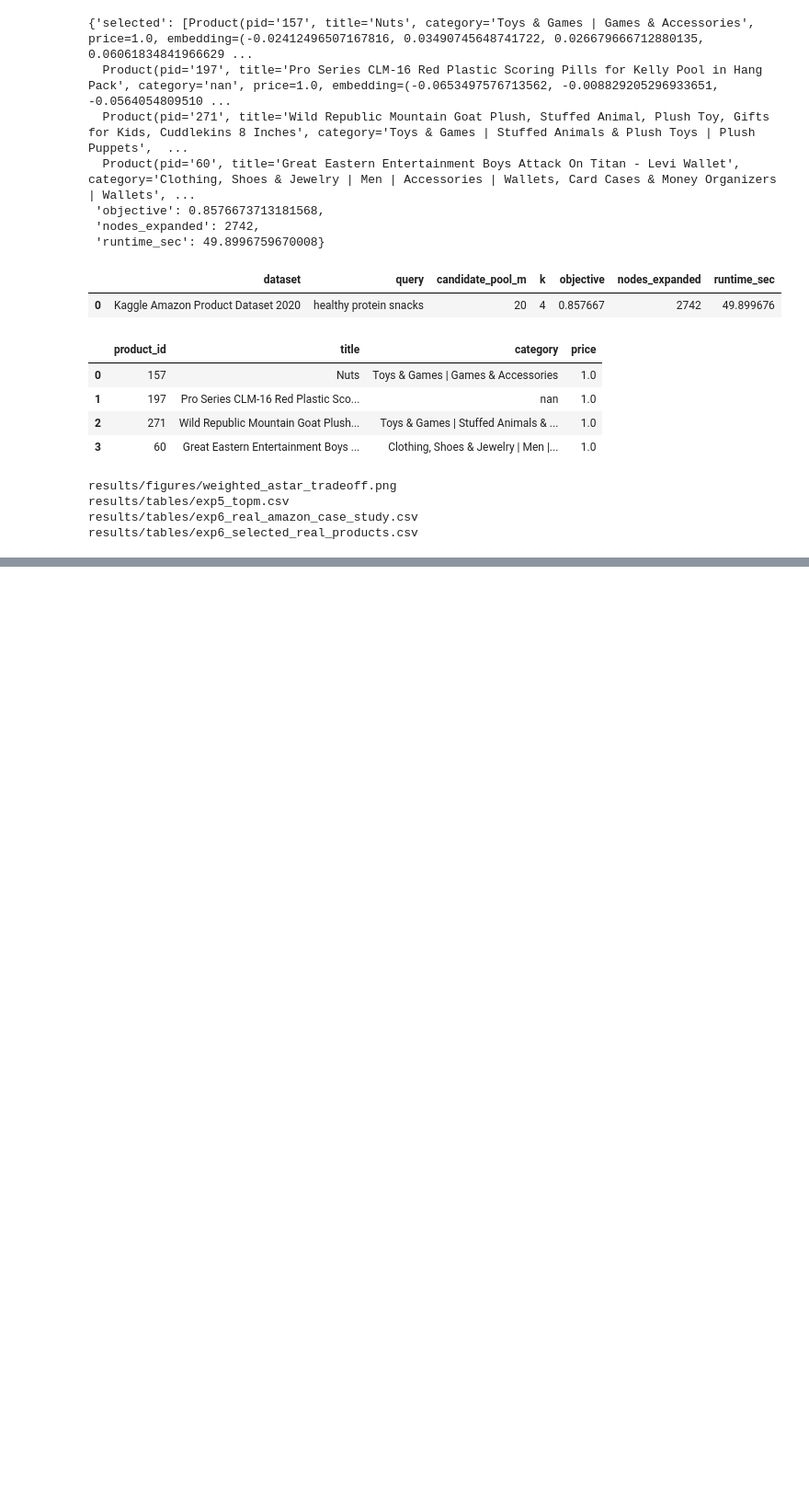
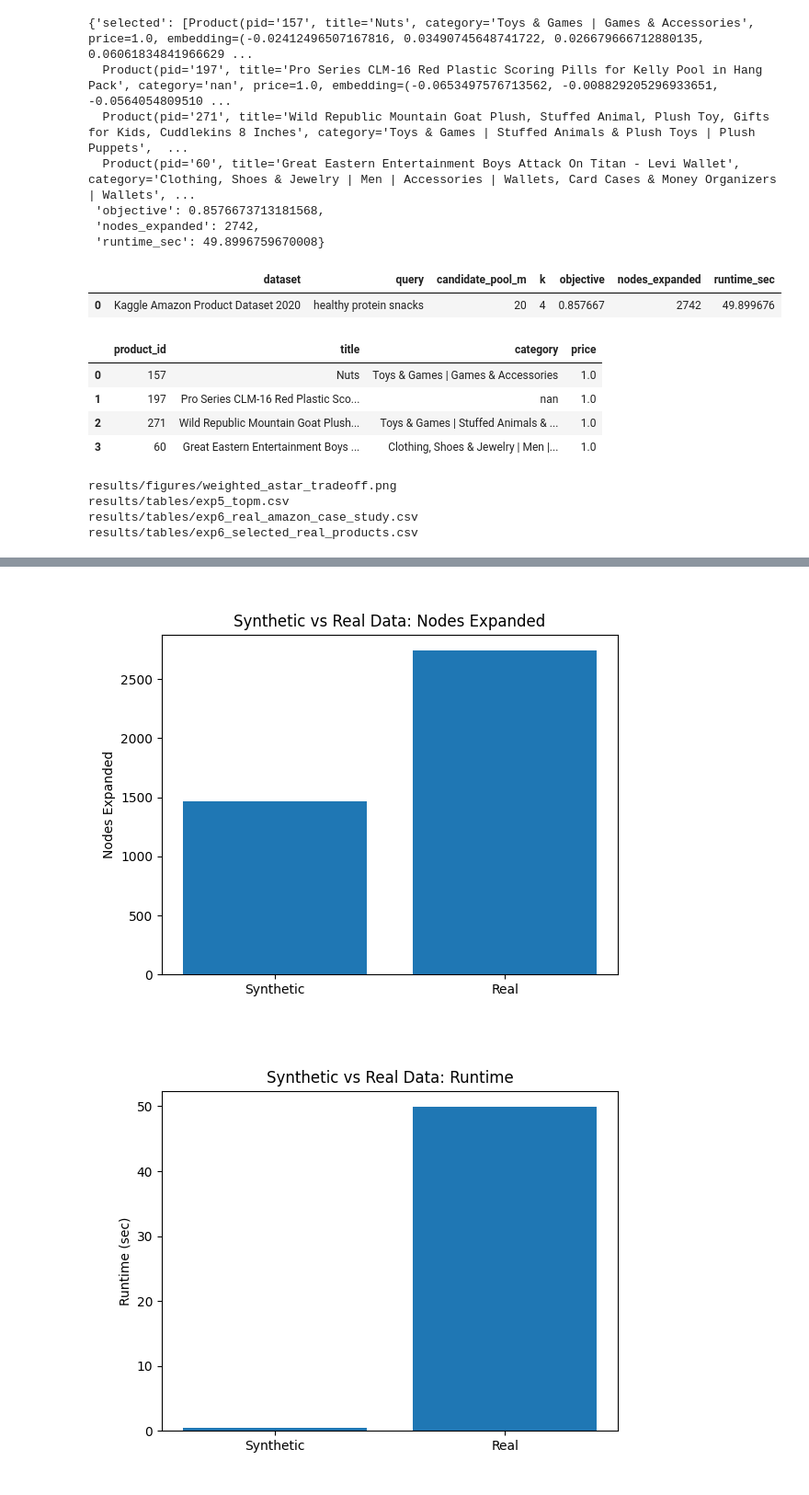
Before and after one commit to sowjanyakaranam/heuristic-product-retrieval, a Jupyter notebook: heuristic_product_retrieval/notebooks/m2_experiments.ipynb, the cells around one changed output, grey strips where cells are left out. Shown at 92% size. Saved outputs shown, nothing was run; the diff lists cells and outputs as text; code cells hidden in the pictures; blank space fills up the shorter version.

```diff
--- a/heuristic_product_retrieval/notebooks/m2_experiments.ipynb
+++ b/heuristic_product_retrieval/notebooks/m2_experiments.ipynb
@@ -688,0 +737,9 @@ results/tables/exp6_selected_real_products.csv
+# %%
+from IPython.display import Image, display
+
+display(Image("results/figures/real_vs_synthetic_nodes.png"))
+display(Image("results/figures/real_vs_synthetic_runtime.png"))
+display(Image("results/figures/weighted_astar_tradeoff.png"))
+# %% [output]
+[figure, added]
+[figure, added]
```
Also changed, not shown: parts of 5 cells of this notebook.
